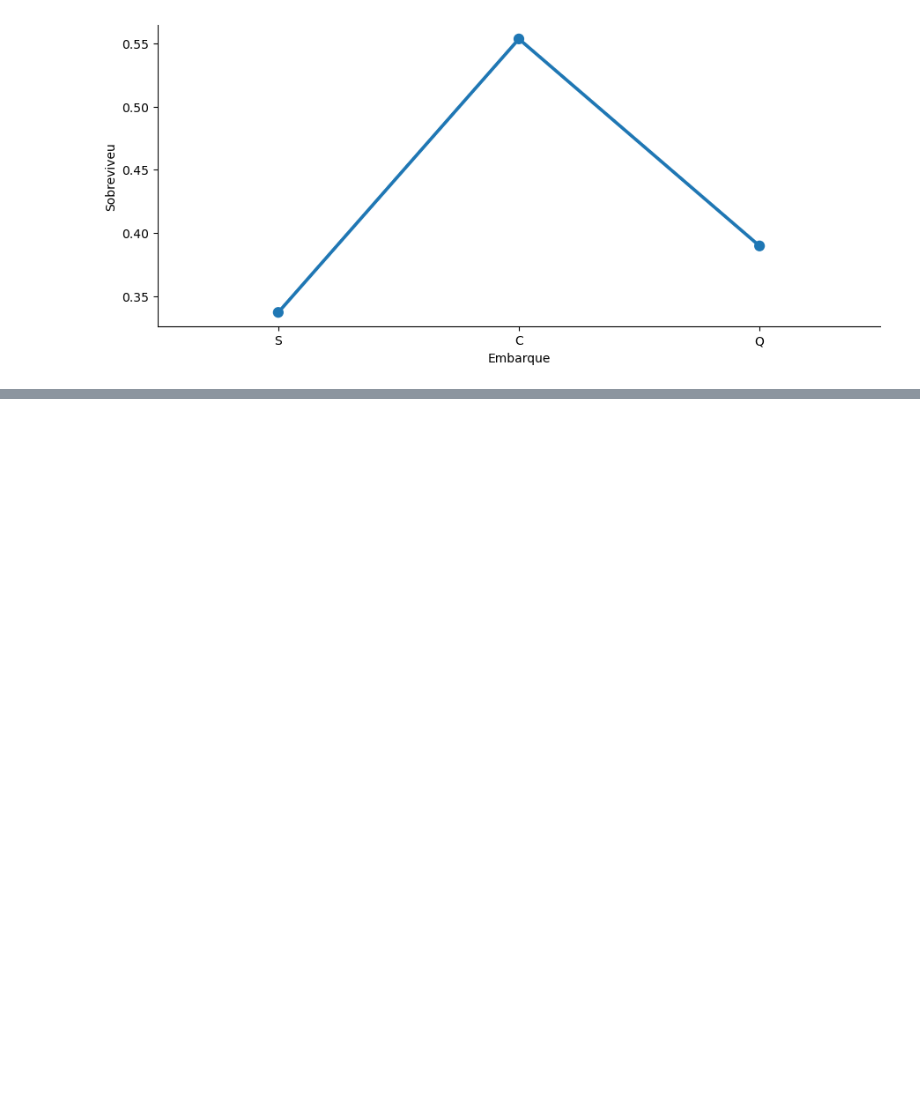
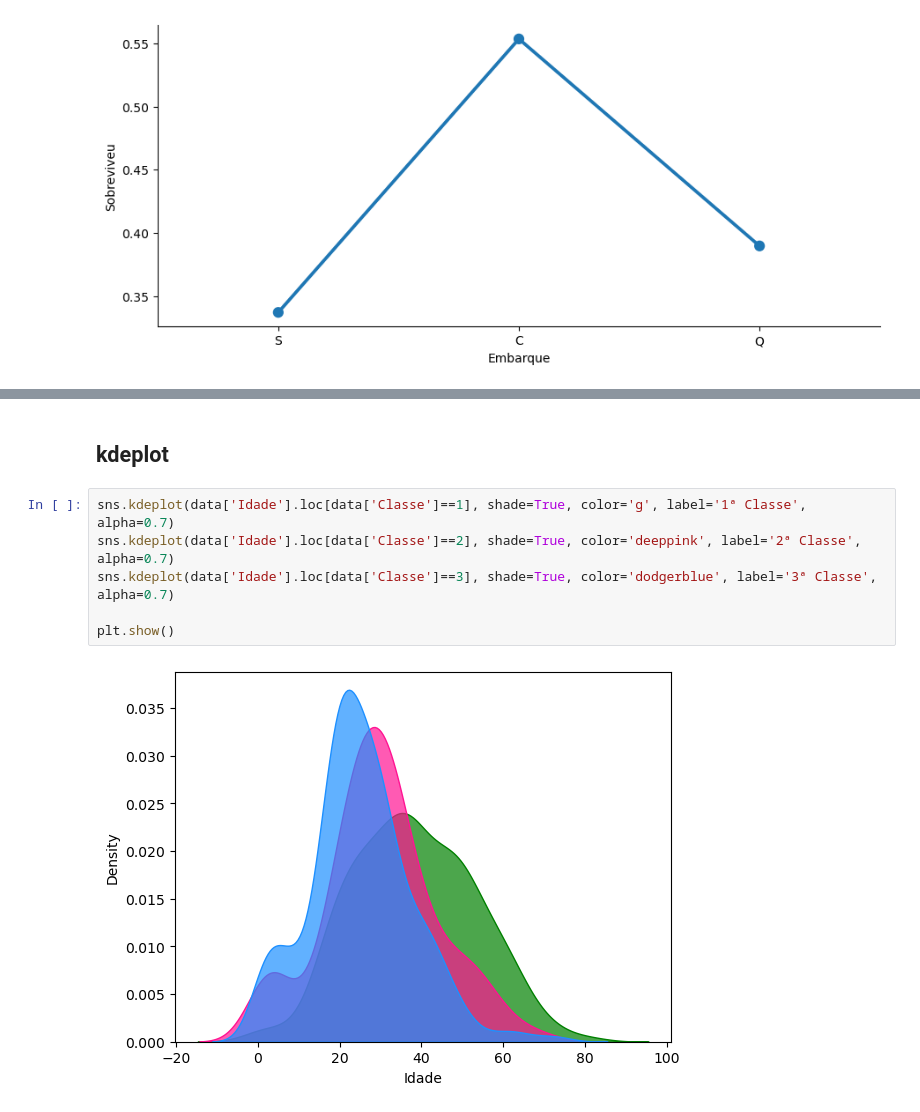
Before and after one commit to phillrog/py-machine-learning, a Jupyter notebook: notebooks/5 - visualização de dados/mod5.ipynb, the cells around one changed output, grey strips where cells are left out. Saved outputs shown, nothing was run; the diff lists cells and outputs as text; blank space fills up the shorter version.

Commit message:
kdeplot gráfico

```diff
--- a/notebooks/5 - visualização de dados/mod5.ipynb
+++ b/notebooks/5 - visualização de dados/mod5.ipynb
@@ -292,0 +293,10 @@ sns.jointplot('Idade', 'Tarifa', data=data, kind='reg', color='g')
+# %% [markdown]
+## kdeplot
+# %%
+sns.kdeplot(data['Idade'].loc[data['Classe']==1], shade=True, color='g', label='1ª Classe', alpha=0.7)
+sns.kdeplot(data['Idade'].loc[data['Classe']==2], shade=True, color='deeppink', label='2ª Classe', alpha=0.7)
+sns.kdeplot(data['Idade'].loc[data['Classe']==3], shade=True, color='dodgerblue', label='3ª Classe', alpha=0.7)
+
+plt.show()
+# %% [output]
+[figure, added]
```
Also changed, not shown: parts of 26 cells of this notebook.
